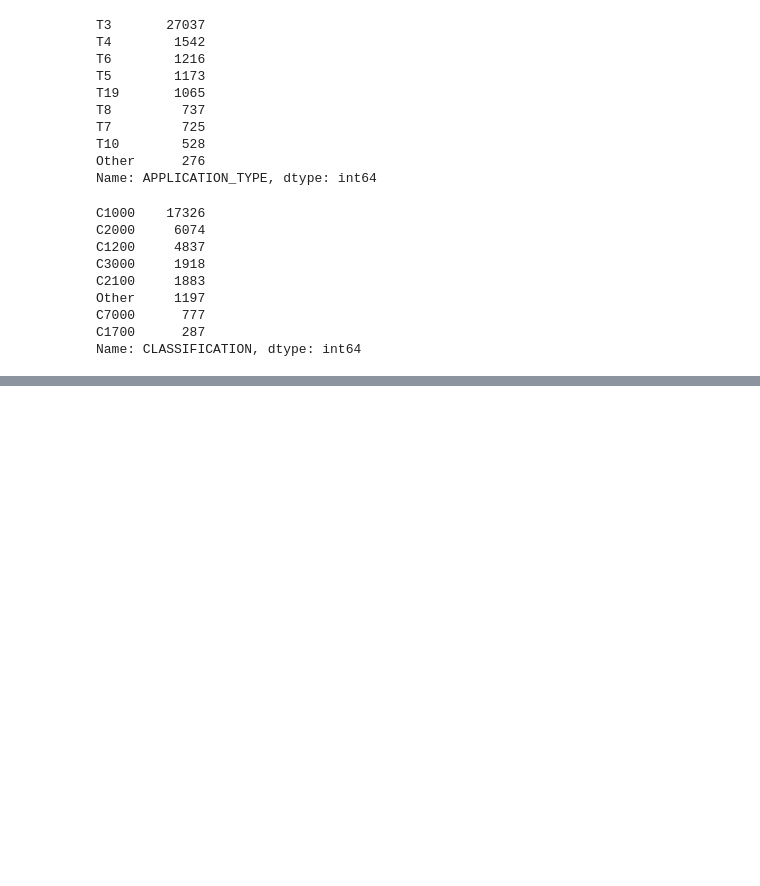
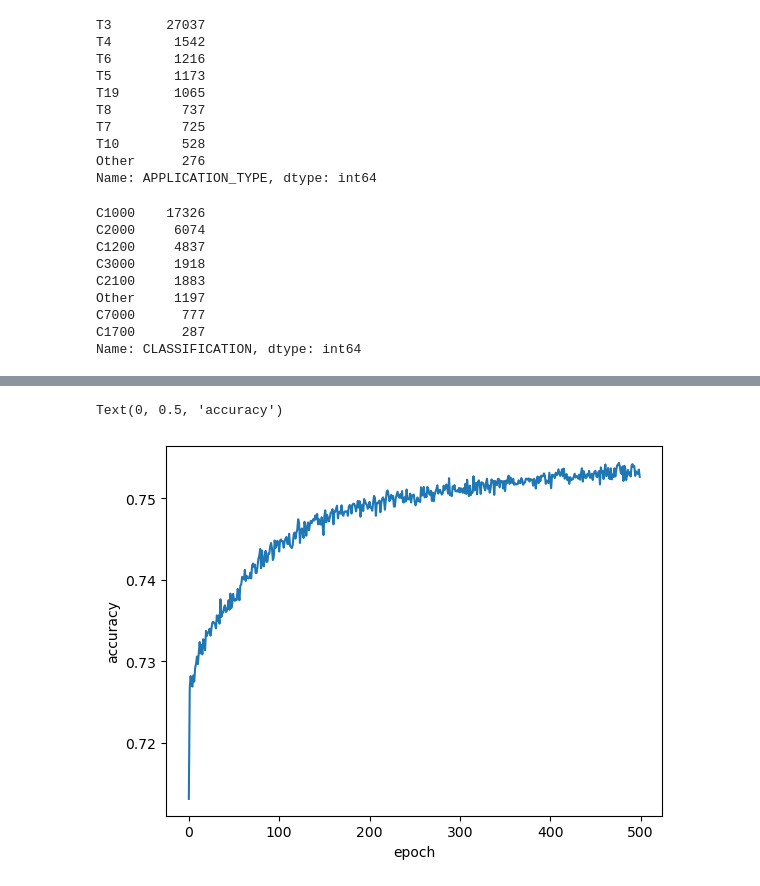
Before and after one commit to afrapanahi/Neural_Network_Charity_Analysis, a Jupyter notebook: AlphabetSoupCharity_Optimization.ipynb, the cells around one changed output, grey strips where cells are left out. Cells and saved outputs as stored; diff of their text form; code cells hidden in the pictures; blank space fills up the shorter version.

```diff
--- a/AlphabetSoupCharity_Optimization.ipynb
+++ b/AlphabetSoupCharity_Optimization.ipynb
@@ -81,0 +102,2 @@ Name: CLASSIFICATION, dtype: int64
+# %%
+application_df.drop(columns=["ASK_AMT"],inplace=True)
@@ -81,0 +112,2 @@ Name: CLASSIFICATION, dtype: int64
+# %%
+application_df.drop(columns=["STATUS"],inplace=True)
@@ -290,0 +157,35 @@ Loss: 0.781726062297821, Accuracy: 0.7383090257644653
+# %%
+# Define the model - deep neural net, i.e., the number of input features and hidden nodes for each layer.
+number_input_features = len(X_train[0])
+hidden_nodes_layer1 = 160
+hidden_nodes_layer2 = 160
+hidden_nodes_layer3 = 160
+hidden_nodes_layer4 = 160
+
+nn_new = tf.keras.models.Sequential()
+
+# First hidden layer
+nn_new.add(
+    tf.keras.layers.Dense(units=hidden_nodes_layer1, input_dim=number_input_features, activation="relu")
+)
+
+# Second hidden layer
+nn_new.add(tf.keras.layers.Dense(units=hidden_nodes_layer2, activation="sigmoid"))
+# Third hidden layer
+nn_new.add(tf.keras.layers.Dense(units=hidden_nodes_layer3, activation="sigmoid"))
+# forth hidden layer
+nn_new.add(tf.keras.layers.Dense(units=hidden_nodes_layer4, activation="sigmoid"))
+
+
+# Output layer
+nn_new.add(tf.keras.layers.Dense(units=1, activation="sigmoid"))
+
+# Compile the model
+nn_new.compile(loss="binary_crossentropy", optimizer="adam", metrics=["accuracy"])
+
+# Train the model
+fit_model_new = nn_new.fit(X_train_scaled,y_train,epochs=500)
+
+# Evaluate the model using the test data
+model_loss, model_accuracy = nn_new.evaluate(X_test_scaled,y_test,verbose=2)
+print(f"Loss: {model_loss}, Accuracy: {model_accuracy}")
@@ -290,0 +212,8 @@ Loss: 0.781726062297821, Accuracy: 0.7383090257644653
+# %%
+import matplotlib.pyplot as plt
+plt.plot(fit_model_new.history['accuracy'])
+plt.xlabel("epoch")
+plt.ylabel("accuracy")
+# %% [output]
+Text(0, 0.5, 'accuracy')
+[figure, added]
```
Also changed, not shown: parts of 21 cells of this notebook, 1 other file.
